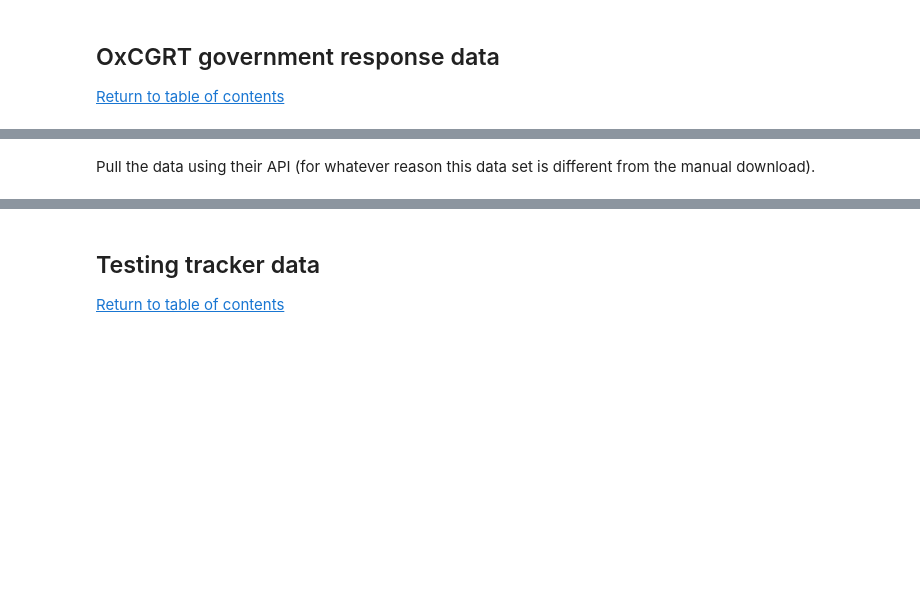
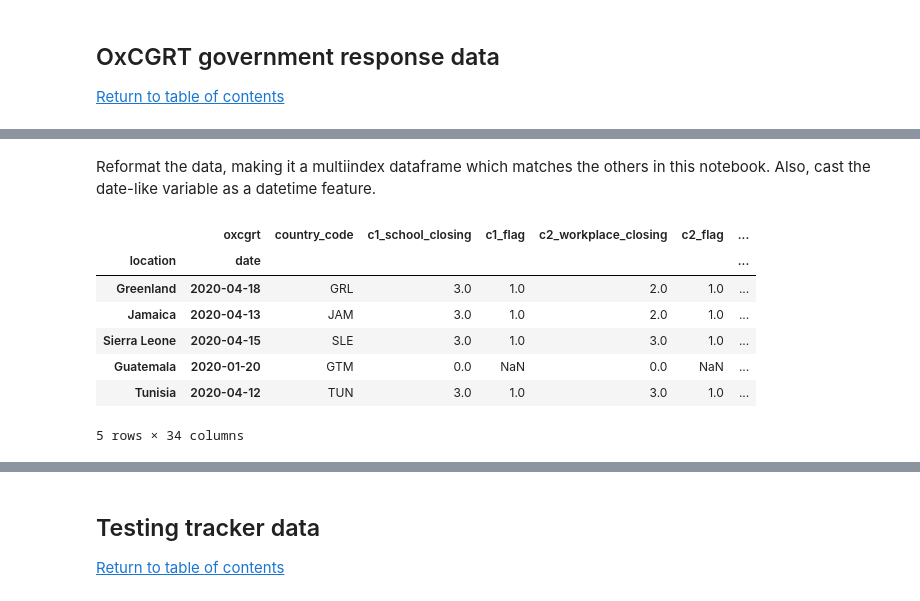
Before and after one commit to mgudorf/datsci, a Jupyter notebook: capstone2/COVID data cleaning.ipynb, the cells around one changed output, grey strips where cells are left out. Saved outputs shown, nothing was run; the diff lists cells and outputs as text; code cells hidden in the pictures; blank space fills up the shorter version.

```diff
--- a/capstone2/COVID data cleaning.ipynb
+++ b/capstone2/COVID data cleaning.ipynb
@@ -433,10 +444,22 @@ Manual importation of data (for whatever reason this data set is different from
 # %%
 oxcgrt_df = column_or_index_string_reformat(pd.read_csv('./OxCGRT_response_data/OxCGRT_20200504.csv'))
+# %% [markdown]
+Reformat the data, making it a multiindex dataframe which matches the others in this notebook. Also, cast
+the date-like variable as a datetime feature.
 # %%
 oxcgrt_df.loc[:,'date'] = pd.to_datetime(oxcgrt_df.date,format='%Y%m%d').dt.normalize()
 oxcgrt_df = oxcgrt_df.set_index(['country_name', 'date']).sort_index()
 oxcgrt_df.index.names = ['location','date']
 oxcgrt_df.columns.names = ['oxcgrt']
-# %% [markdown]
-Pull the data using their API (for whatever reason this data set is different from the manual download).
+# %%
+oxcgrt_df.sample(5)
+# %% [output]
+|  | oxcgrt | country_code | c1_school_closing | c1_flag | c2_workplace_closing | c2_flag | ... |
+| location | date |  |  |  |  |  | ... |
+| Greenland | 2020-04-18 | GRL | 3.0 | 1.0 | 2.0 | 1.0 | ... |
+| Jamaica | 2020-04-13 | JAM | 3.0 | 1.0 | 2.0 | 1.0 | ... |
+| Sierra Leone | 2020-04-15 | SLE | 3.0 | 1.0 | 3.0 | 1.0 | ... |
+| Guatemala | 2020-01-20 | GTM | 0.0 | NaN | 0.0 | NaN | ... |
+| Tunisia | 2020-04-12 | TUN | 3.0 | 1.0 | 3.0 | 1.0 | ... |
+5 rows × 34 columns
 # %%
```
Also changed, not shown: parts of 56 cells of this notebook, 2 other files.
